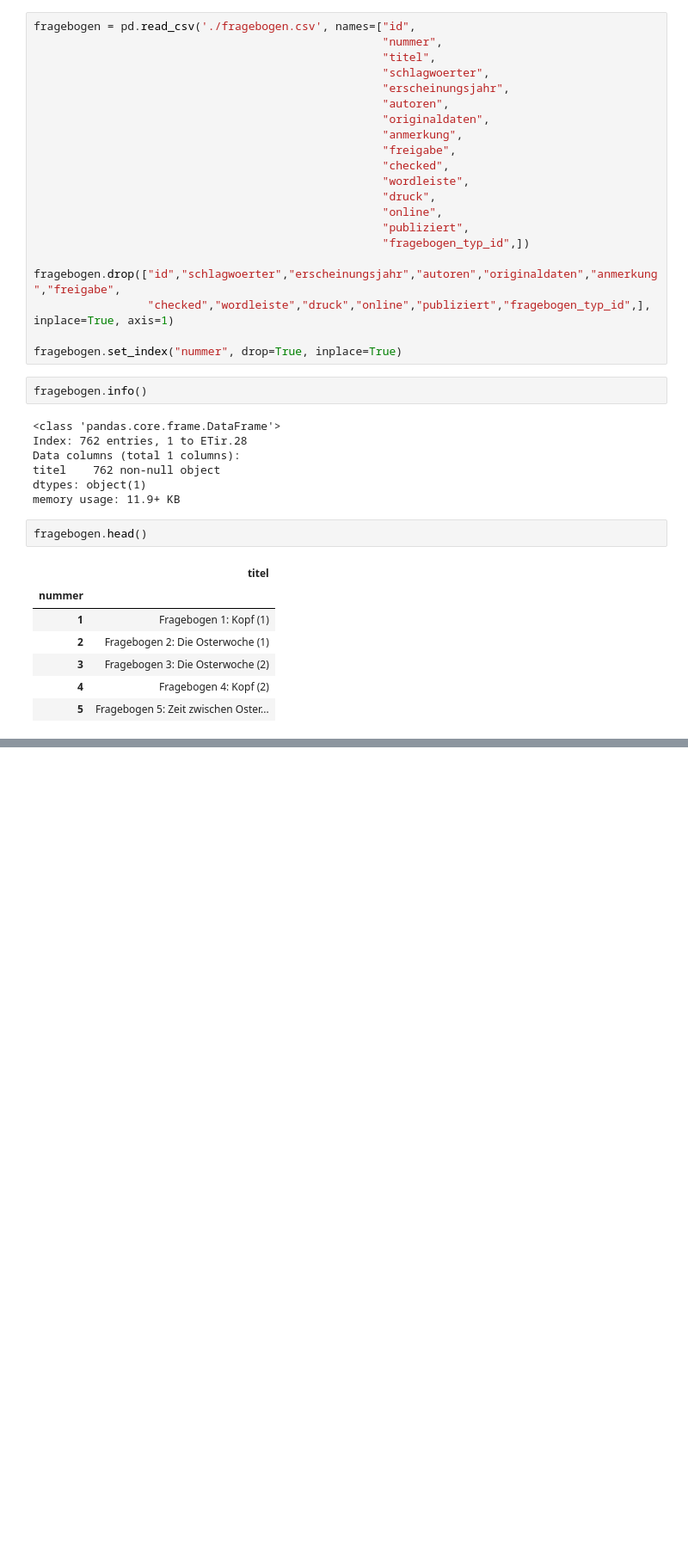
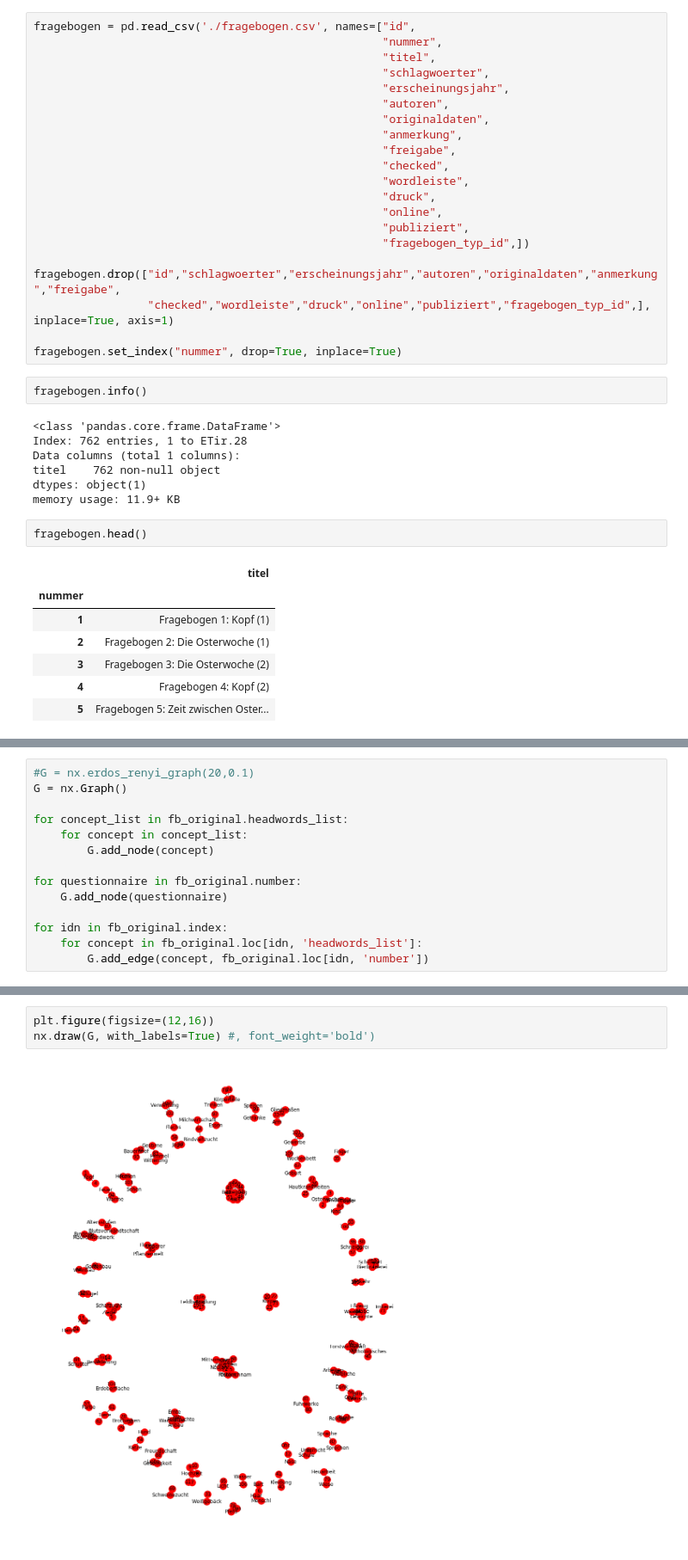
Before and after one commit to acdh-oeaw/exploreAT-Concepts, a Jupyter notebook: concepts.ipynb, the cells around one changed output, grey strips where cells are left out. Shown at 86% size. Saved outputs shown, nothing was run; the diff lists cells and outputs as text; blank space fills up the shorter version.

```diff
--- a/concepts.ipynb
+++ b/concepts.ipynb
@@ -114,0 +175,14 @@ fragebogen.head()
+# %%
+#G = nx.erdos_renyi_graph(20,0.1)
+G = nx.Graph()
+
+for concept_list in fb_original.headwords_list:
+    for concept in concept_list:
+        G.add_node(concept)
+
+for questionnaire in fb_original.number:
+    G.add_node(questionnaire)
+
+for idn in fb_original.index:
+    for concept in fb_original.loc[idn, 'headwords_list']:
+        G.add_edge(concept, fb_original.loc[idn, 'number'])
@@ -114,0 +197,5 @@ fragebogen.head()
+# %%
+plt.figure(figsize=(12,16))
+nx.draw(G, with_labels=True) #, font_weight='bold')
+# %% [output]
+[figure, added]
```
Also changed, not shown: parts of 17 cells of this notebook.
